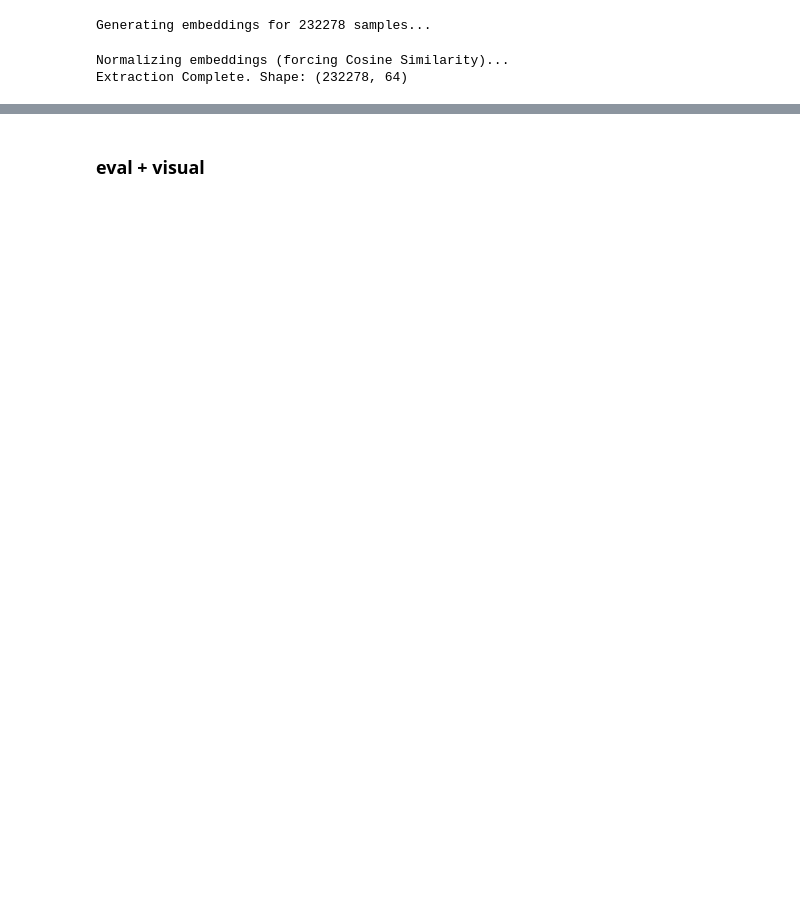
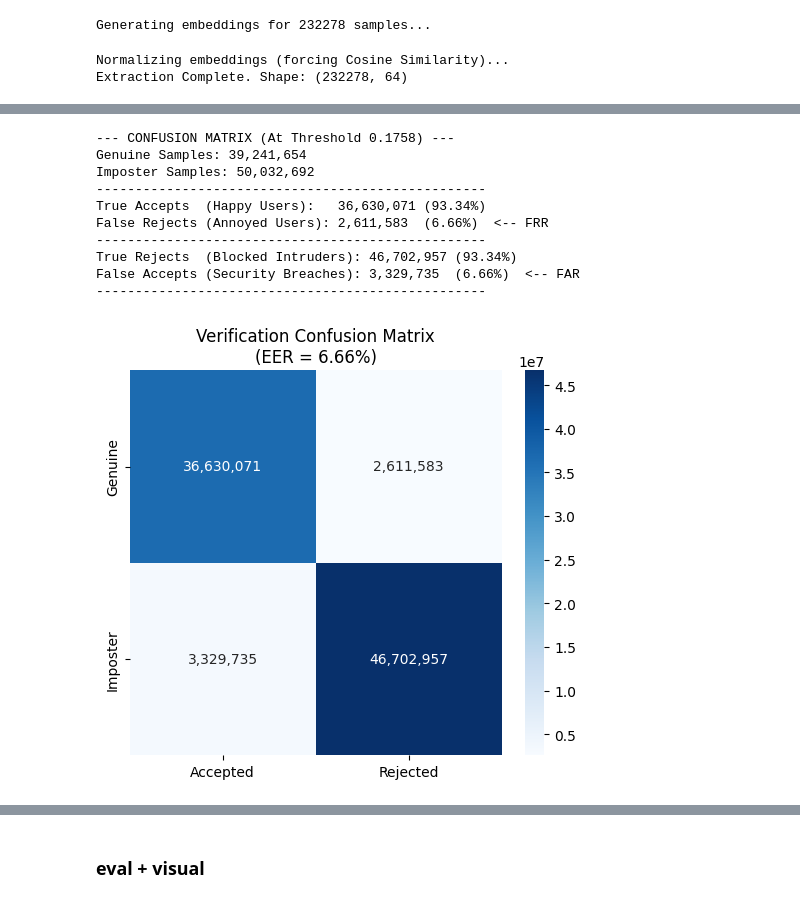
Before and after one commit to ChidanshM/verf, a Jupyter notebook: ttv/ttv.ipynb, the cells around one changed output, grey strips where cells are left out. Cells and saved outputs as stored; diff of their text form; code cells hidden in the pictures; blank space fills up the shorter version.

```diff
--- a/ttv/ttv.ipynb
+++ b/ttv/ttv.ipynb
@@ -230,0 +383,48 @@ Extraction Complete. Shape: (232278, 64)
+# %%
+import seaborn as sns
+
+# Calculate Binary Classifications based on the optimal threshold
+# Genuine Scores < Threshold = Correct Accept (True Positive)
+tp_count = np.sum(gen_scores < optimal_threshold)
+fn_count = np.sum(gen_scores >= optimal_threshold) # False Rejects
+
+# Imposter Scores > Threshold = Correct Reject (True Negative)
+fp_count = np.sum(imp_scores < optimal_threshold) # False Accepts
+tn_count = np.sum(imp_scores >= optimal_threshold)
+
+# Calculate Percentages
+far = fp_count / len(imp_scores) * 100 # False Accept Rate
+frr = fn_count / len(gen_scores) * 100 # False Reject Rate
+
+print(f"--- CONFUSION MATRIX (At Threshold {optimal_threshold:.4f}) ---")
+print(f"Genuine Samples: {len(gen_scores):,}")
+print(f"Imposter Samples: {len(imp_scores):,}")
+print(f"--------------------------------------------------")
+print(f"True Accepts  (Happy Users):   {tp_count:<10,} ({tp_count/len(gen_scores)*100:.2f}%)")
+print(f"False Rejects (Annoyed Users): {fn_count:<10,} ({frr:.2f}%)  <-- FRR")
+print(f"--------------------------------------------------")
+print(f"True Rejects  (Blocked Intruders): {tn_count:<10,} ({tn_count/len(imp_scores)*100:.2f}%)")
+print(f"False Accepts (Security Breaches): {fp_count:<10,} ({far:.2f}%)  <-- FAR")
+print(f"--------------------------------------------------")
+
+# Visual Heatmap
+matrix = np.array([[tp_count, fn_count], [fp_count, tn_count]])
+labels = ['Genuine', 'Imposter']
+plt.figure(figsize=(6, 5))
+sns.heatmap(matrix, annot=True, fmt=",d", cmap="Blues",
+            xticklabels=['Accepted', 'Rejected'],
+            yticklabels=['Genuine', 'Imposter'])
+plt.title(f"Verification Confusion Matrix\n(EER = {eer*100:.2f}%)")
+plt.show()
+# %% [output]
+--- CONFUSION MATRIX (At Threshold 0.1758) ---
+Genuine Samples: 39,241,654
+Imposter Samples: 50,032,692
+--------------------------------------------------
+True Accepts  (Happy Users):   36,630,071 (93.34%)
+False Rejects (Annoyed Users): 2,611,583  (6.66%)  <-- FRR
+--------------------------------------------------
+True Rejects  (Blocked Intruders): 46,702,957 (93.34%)
+False Accepts (Security Breaches): 3,329,735  (6.66%)  <-- FAR
+--------------------------------------------------
+[figure, added]
```
Also changed, not shown: parts of 16 cells of this notebook, 3 other files.
